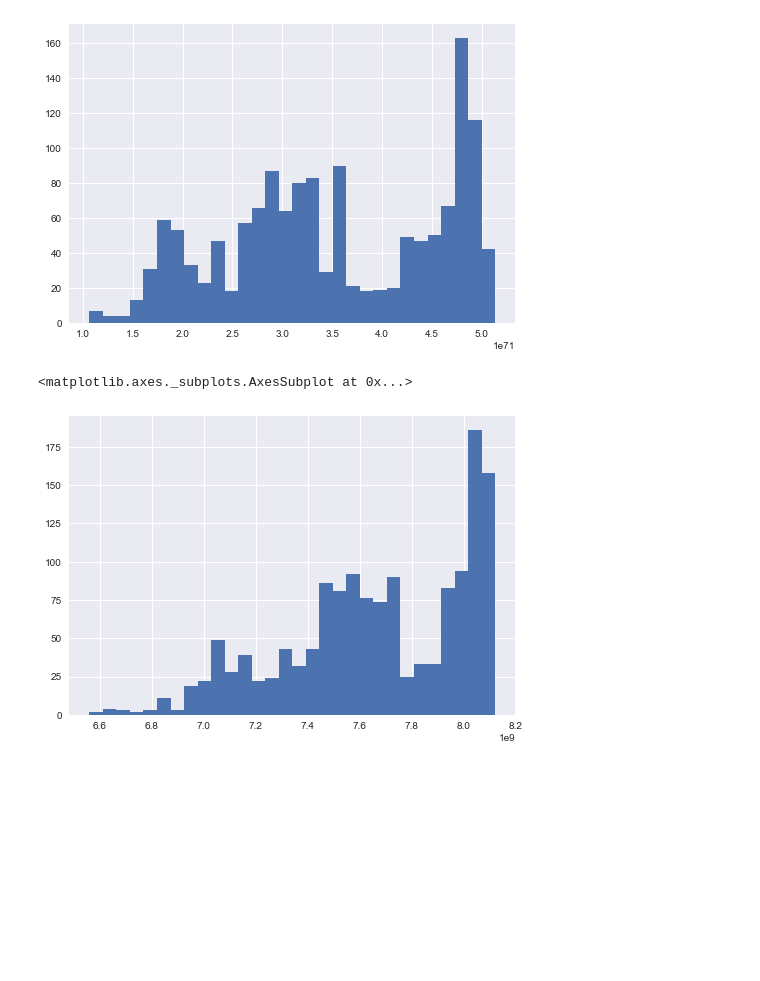
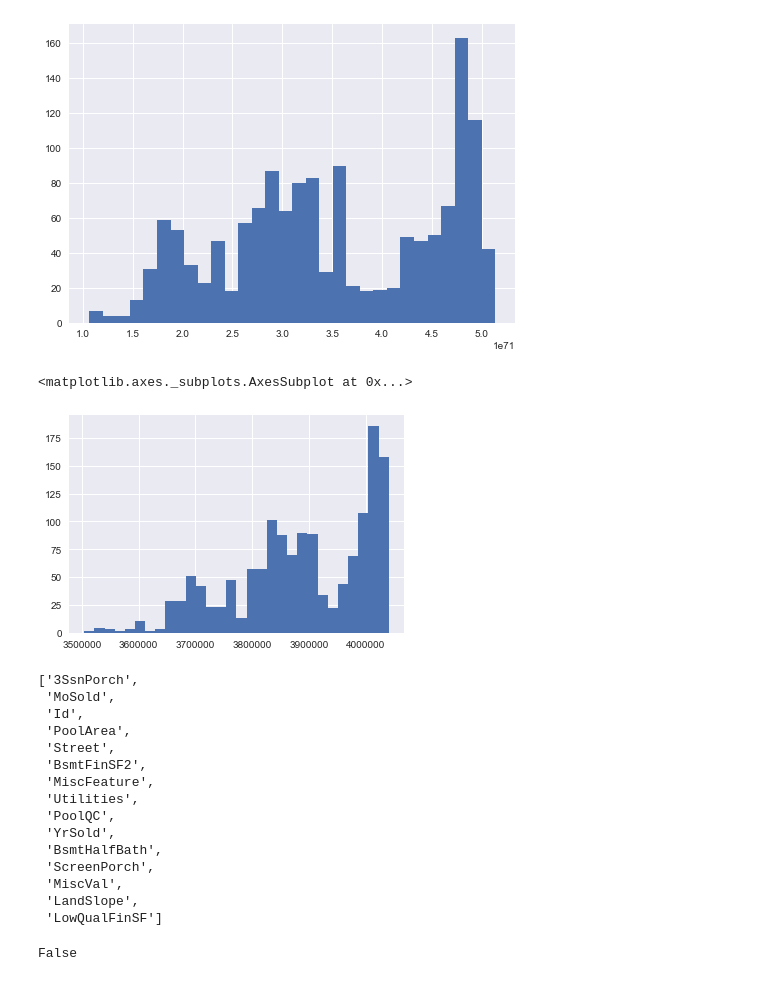
Before and after one commit to indianmoody/data-science-portfolio, a Jupyter notebook: ames_housing_prices/transformation.ipynb, the cells around one changed output. Saved outputs shown, nothing was run; the diff lists cells and outputs as text; code cells hidden in the pictures; blank space fills up the shorter version.

```diff
--- a/ames_housing_prices/transformation.ipynb
+++ b/ames_housing_prices/transformation.ipynb
@@ -52,7 +52,30 @@ plt.hist(yb_bc, bins=30)
  <a list of 30 Patch objects>)
 [figure]
 # %%
-(ames['YearBuilt']**3).hist(bins=30)
+(ames['YearBuilt']**2).hist(bins=30)
 # %% [output]
 <matplotlib.axes._subplots.AxesSubplot at 0x...>
-[figure, old version]
+[figure, new version]
+# %%
+dl = ["3SsnPorch", "MoSold", "Id", "PoolArea", "Street", "BsmtFinSF2", "MiscFeature", "Utilities", "PoolQC", "YrSold", "BsmtHalfBath", "ScreenPorch", "MiscVal", "LandSlope", "LowQualFinSF"]
+dl
+# %% [output]
+['3SsnPorch',
+ 'MoSold',
+ 'Id',
+ 'PoolArea',
+ 'Street',
+ 'BsmtFinSF2',
+ 'MiscFeature',
+ 'Utilities',
+ 'PoolQC',
+ 'YrSold',
+ 'BsmtHalfBath',
+ 'ScreenPorch',
+ 'MiscVal',
+ 'LandSlope',
+ 'LowQualFinSF']
+# %%
+"HouseStyle" in dl
+# %% [output]
+False
```
Also changed, not shown: parts of 13 cells of this notebook, 6 other files.
